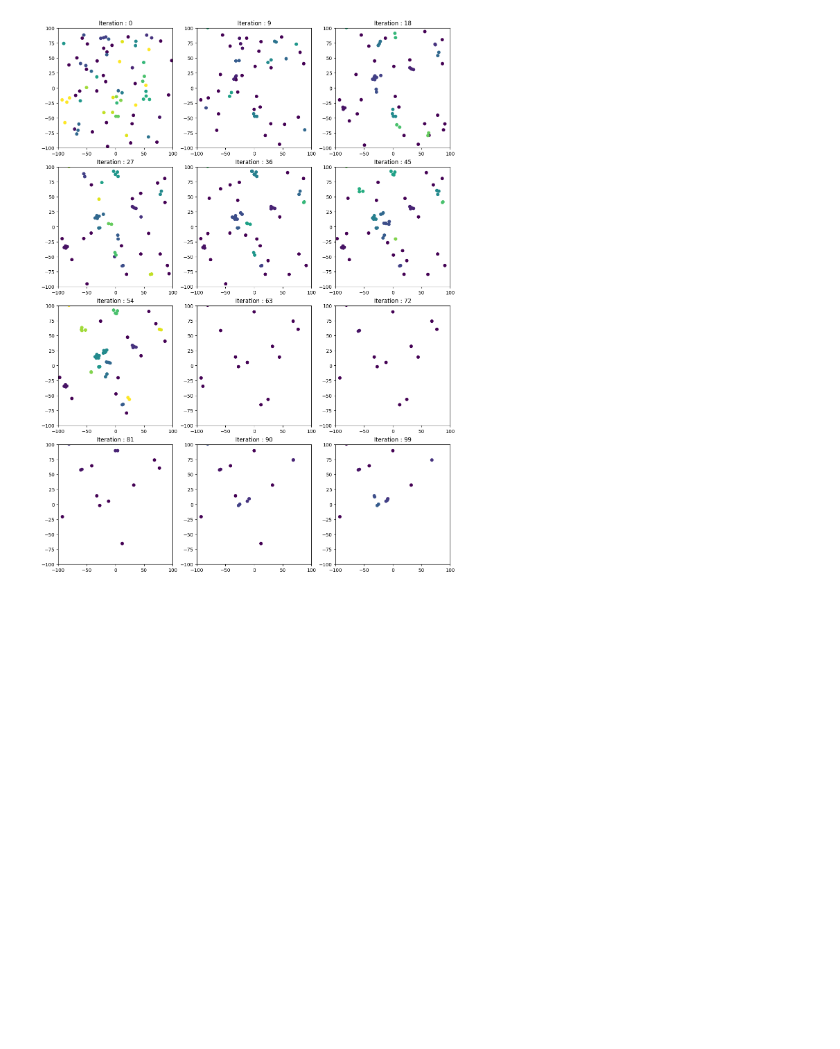
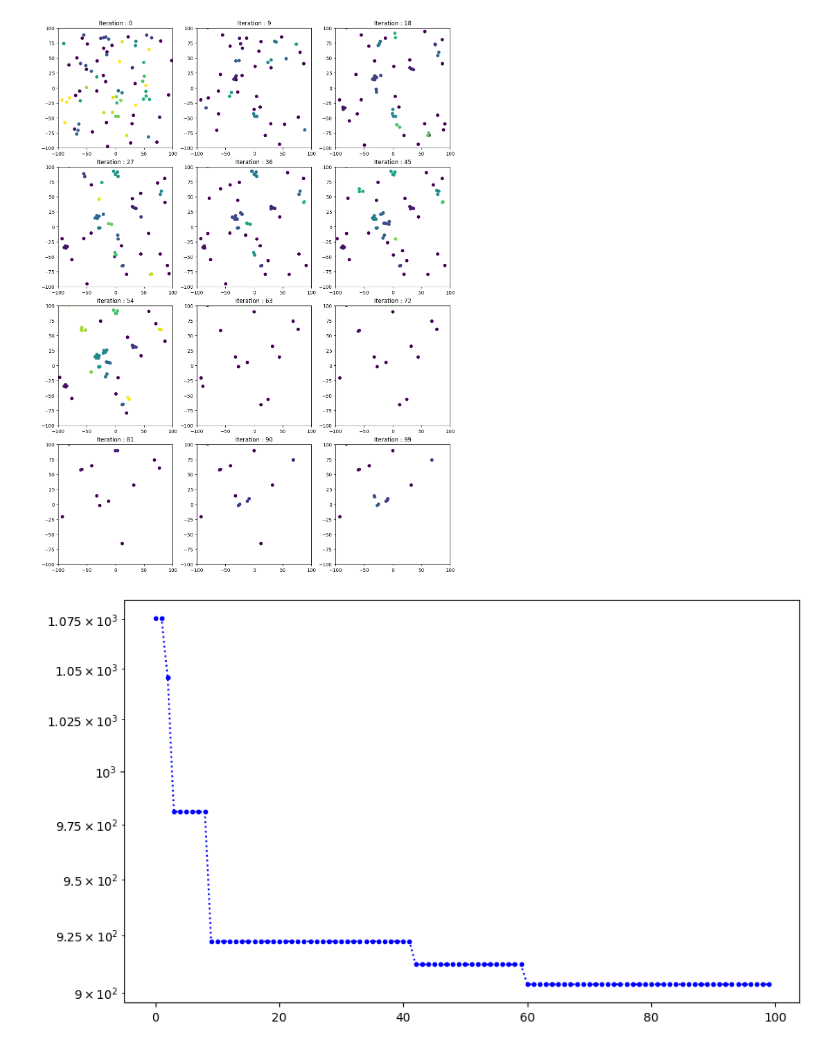
Before and after one commit to alexisuaguilaru/MetaPy, a Jupyter notebook: Testing/test_DifferentialEvolution.ipynb, the cells around one changed output. Cells and saved outputs as stored; diff of their text form; code cells hidden in the pictures; blank space fills up the shorter version.

```diff
--- a/Testing/test_DifferentialEvolution.ipynb
+++ b/Testing/test_DifferentialEvolution.ipynb
@@ -132,3 +138,9 @@ Scatter_kw = {'vmin':-1,'vmax':20,'cmap':'viridis'}
 PlottingSnapshots(snapshots_clustbest_dbscan,9,SubPlot_kw,Scatter_kw=Scatter_kw)
 # %% [output]
 [figure]
+# %%
+#Plotting of optimal values at each iteration
+
+PlottingOptimalsFound(snapshots_clustbest_dbscan,YScale='log')
+# %% [output]
+[figure, added]
```
Also changed, not shown: parts of 2 cells of this notebook.
